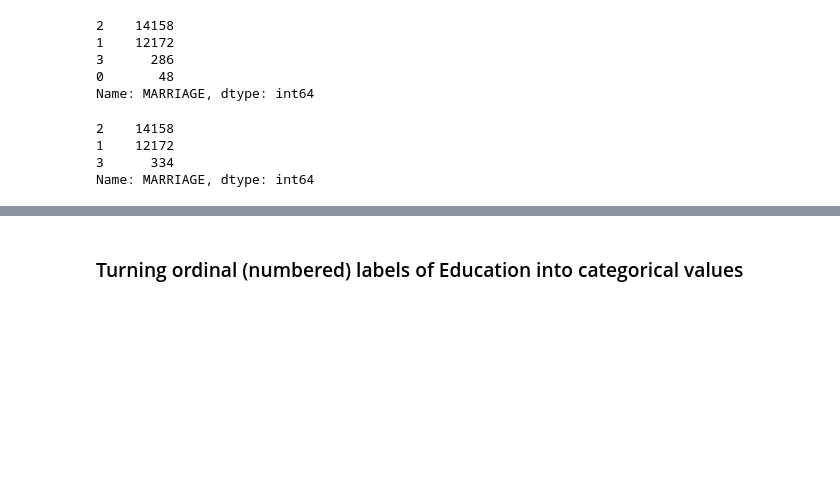
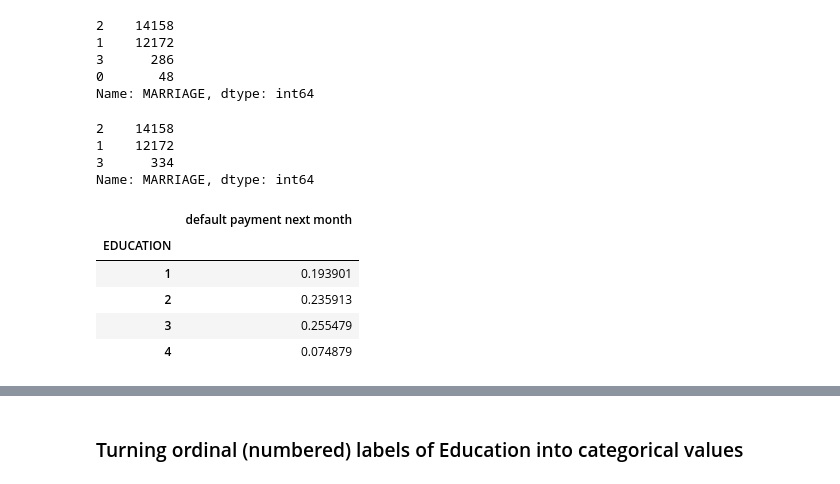
Before and after one commit to ArminsJourney/Armins-Journey, a Jupyter notebook: Courses/Ebook-Data-Science-Projects-with-Python/Raw/Data Science Chapter 1.ipynb, the cells around one changed output, grey strips where cells are left out. Saved outputs shown, nothing was run; the diff lists cells and outputs as text; code cells hidden in the pictures; blank space fills up the shorter version.

```diff
--- a/Courses/Ebook-Data-Science-Projects-with-Python/Raw/Data Science Chapter 1.ipynb
+++ b/Courses/Ebook-Data-Science-Projects-with-Python/Raw/Data Science Chapter 1.ipynb
@@ -394,6 +464,18 @@ df_clean_2['MARRIAGE'].value_counts()
 1    12172
 3      334
 Name: MARRIAGE, dtype: int64
+# %%
+df_clean_2.groupby('EDUCATION').agg({'default payment next month':'mean'})
+# using the .groupby() and .agg methods
+# .groupby("EDUCATION") collects all the rows and groups those where EDUCATION has the same value.
+# .agg will then use the mean of "default payment next month" for each of those groups
+# %% [output]
+|  | default payment next month |
+| EDUCATION |  |
+| 1 | 0.193901 |
+| 2 | 0.235913 |
+| 3 | 0.255479 |
+| 4 | 0.074879 |
 # %%
 df_clean_2.groupby('EDUCATION').agg({'default payment next month':'mean'}).plot.bar(legend=False)
 plt.ylabel('Default rate')
```
Also changed, not shown: parts of 46 cells of this notebook, 3 other files.
